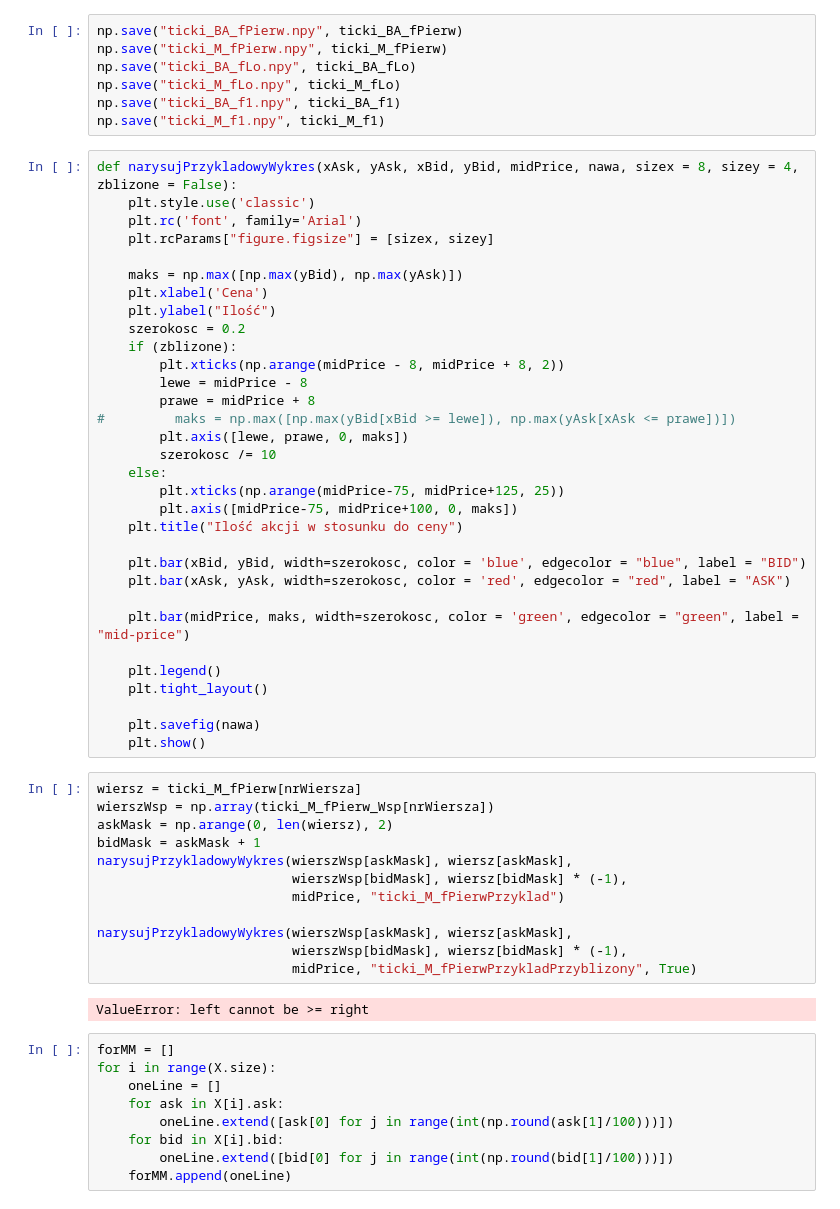
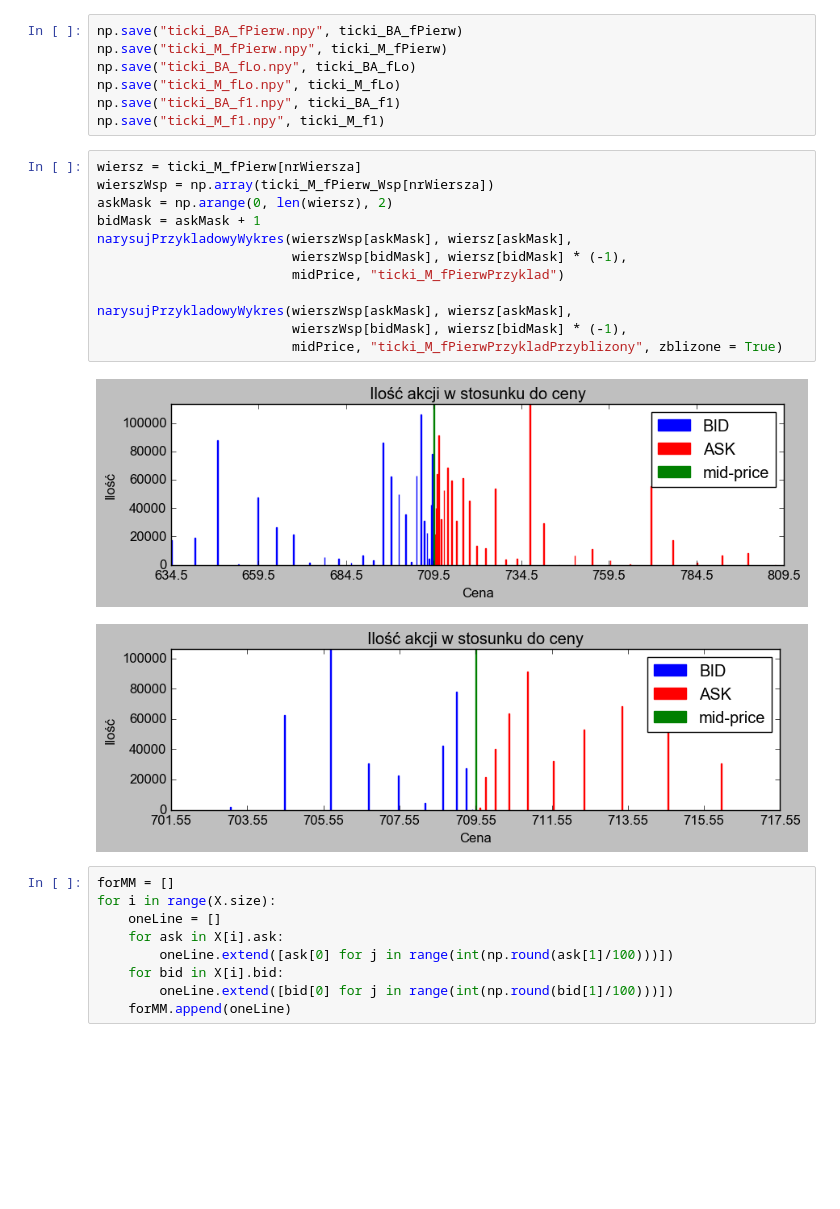
Before and after one commit to DawPawel/PracaLicencjacka, a Jupyter notebook: ostateczne/GenerowanieStruktur.ipynb, the cells around one changed output. Drawn from its saved outputs; the diff is of its cells as text; blank space fills up the shorter version.

```diff
--- a/ostateczne/GenerowanieStruktur.ipynb
+++ b/ostateczne/GenerowanieStruktur.ipynb
@@ -393,52 +397,21 @@ np.save("ticki_BA_fLo.npy", ticki_BA_fLo)
 np.save("ticki_M_fLo.npy", ticki_M_fLo)
 np.save("ticki_BA_f1.npy", ticki_BA_f1)
 np.save("ticki_M_f1.npy", ticki_M_f1)
-# %%
-def narysujPrzykladowyWykres(xAsk, yAsk, xBid, yBid, midPrice, nawa, sizex = 8, sizey = 4, zblizone = False):
-    plt.style.use('classic')
-    plt.rc('font', family='Arial')
-    plt.rcParams["figure.figsize"] = [sizex, sizey]
-
-    maks = np.max([np.max(yBid), np.max(yAsk)])
-    plt.xlabel('Cena')
-    plt.ylabel("Ilość")
-    szerokosc = 0.2
-    if (zblizone):
-        plt.xticks(np.arange(midPrice - 8, midPrice + 8, 2))
-        lewe = midPrice - 8
-        prawe = midPrice + 8
-#         maks = np.max([np.max(yBid[xBid >= lewe]), np.max(yAsk[xAsk <= prawe])])
-        plt.axis([lewe, prawe, 0, maks])
-        szerokosc /= 10
-    else:
-        plt.xticks(np.arange(midPrice-75, midPrice+125, 25))
-        plt.axis([midPrice-75, midPrice+100, 0, maks])
-    plt.title("Ilość akcji w stosunku do ceny")
-
-    plt.bar(xBid, yBid, width=szerokosc, color = 'blue', edgecolor = "blue", label = "BID")
-    plt.bar(xAsk, yAsk, width=szerokosc, color = 'red', edgecolor = "red", label = "ASK")
-
-    plt.bar(midPrice, maks, width=szerokosc, color = 'green', edgecolor = "green", label = "mid-price")
-
-    plt.legend()
-    plt.tight_layout()
-
-    plt.savefig(nawa)
-    plt.show()
 # %%
 wiersz = ticki_M_fPierw[nrWiersza]
 wierszWsp = np.array(ticki_M_fPierw_Wsp[nrWiersza])
 askMask = np.arange(0, len(wiersz), 2)
 bidMask = askMask + 1
 narysujPrzykladowyWykres(wierszWsp[askMask], wiersz[askMask],
                          wierszWsp[bidMask], wiersz[bidMask] * (-1),
                          midPrice, "ticki_M_fPierwPrzyklad")
 
 narysujPrzykladowyWykres(wierszWsp[askMask], wiersz[askMask],
                          wierszWsp[bidMask], wiersz[bidMask] * (-1),
-                         midPrice, "ticki_M_fPierwPrzykladPrzyblizony", True)
+                         midPrice, "ticki_M_fPierwPrzykladPrzyblizony", zblizone = True)
 # %% [output]
-ValueError: left cannot be >= right
+[figure, added]
+[figure, added]
 # %%
 forMM = []
 for i in range(X.size):
```
Also changed, not shown: parts of 13 cells of this notebook, 49 other files.
